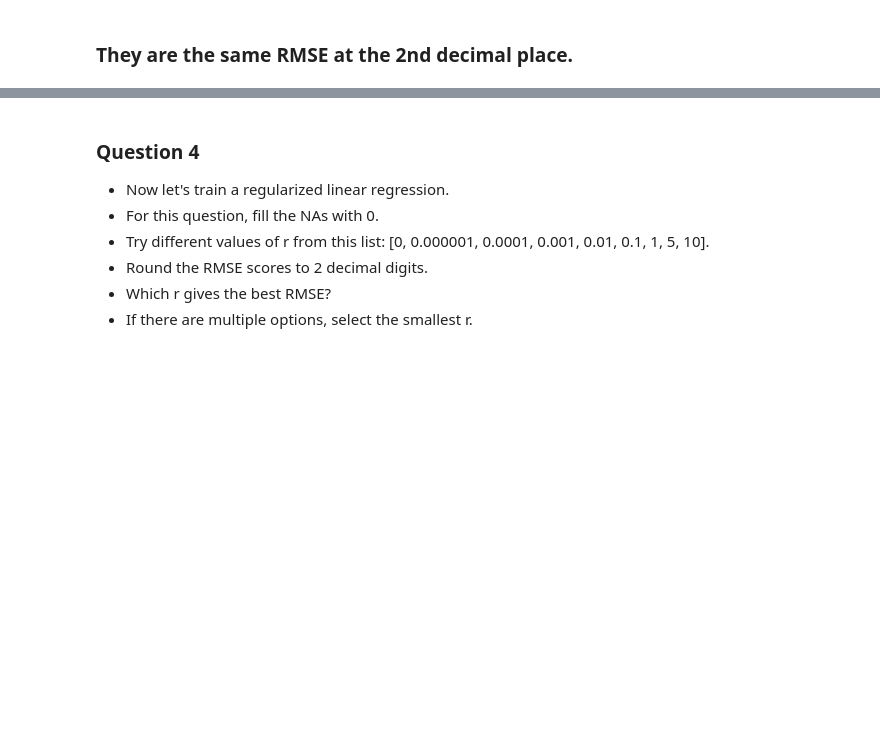
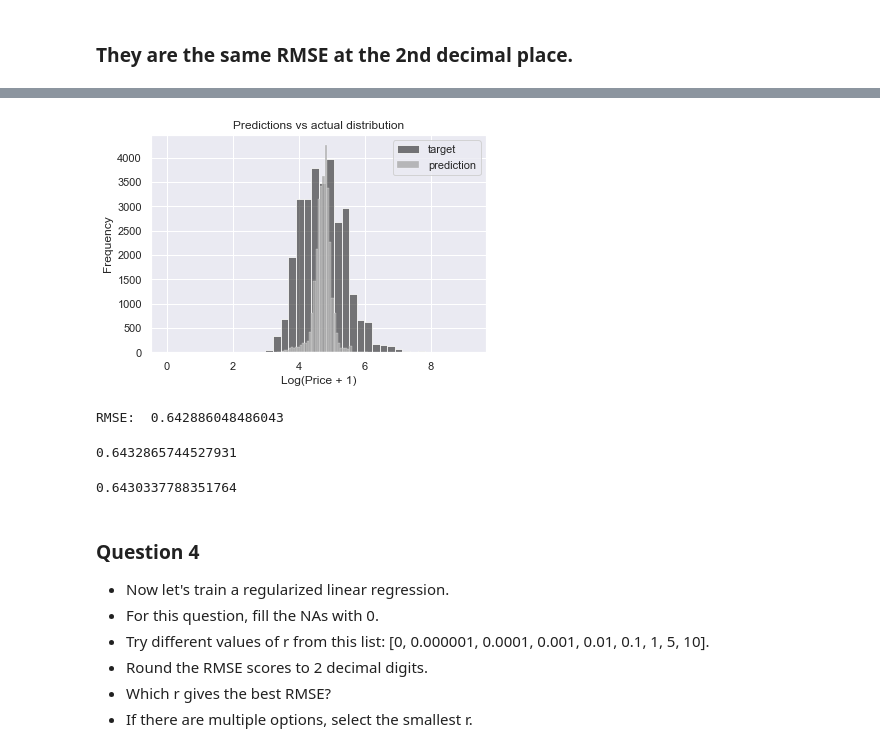
Before and after one commit to RCSnyder/machine-learning-zoom-camp, a Jupyter notebook: src/Chapters/02-regression/Session 2 Homework regression apartment price prediction.ipynb, the cells around one changed output, grey strips where cells are left out. Cells and saved outputs as stored; diff of their text form; code cells hidden in the pictures; blank space fills up the shorter version.

```diff
--- a/src/Chapters/02-regression/Session 2 Homework regression apartment price prediction.ipynb
+++ b/src/Chapters/02-regression/Session 2 Homework regression apartment price prediction.ipynb
@@ -305,0 +351,6 @@ array([12.38 , 13.552, 12.312])
+# %%
+# train error with train with mean
+plot_results(X_train_mean)
+# %% [output]
+[figure, added]
+RMSE:  0.642886048486043
@@ -306,3 +361,11 @@ array([12.38 , 13.552, 12.312])
+# %%
+rmse(y_val, y_pred_zero)
+# %% [output]
+0.6432865744527931
+# %%
+rmse(y_val, y_pred_mean)
+# %% [output]
+0.6430337788351764
 # %% [markdown]
 ### Question 4
 - Now let's train a regularized linear regression.
```
Also changed, not shown: parts of 22 cells of this notebook.
